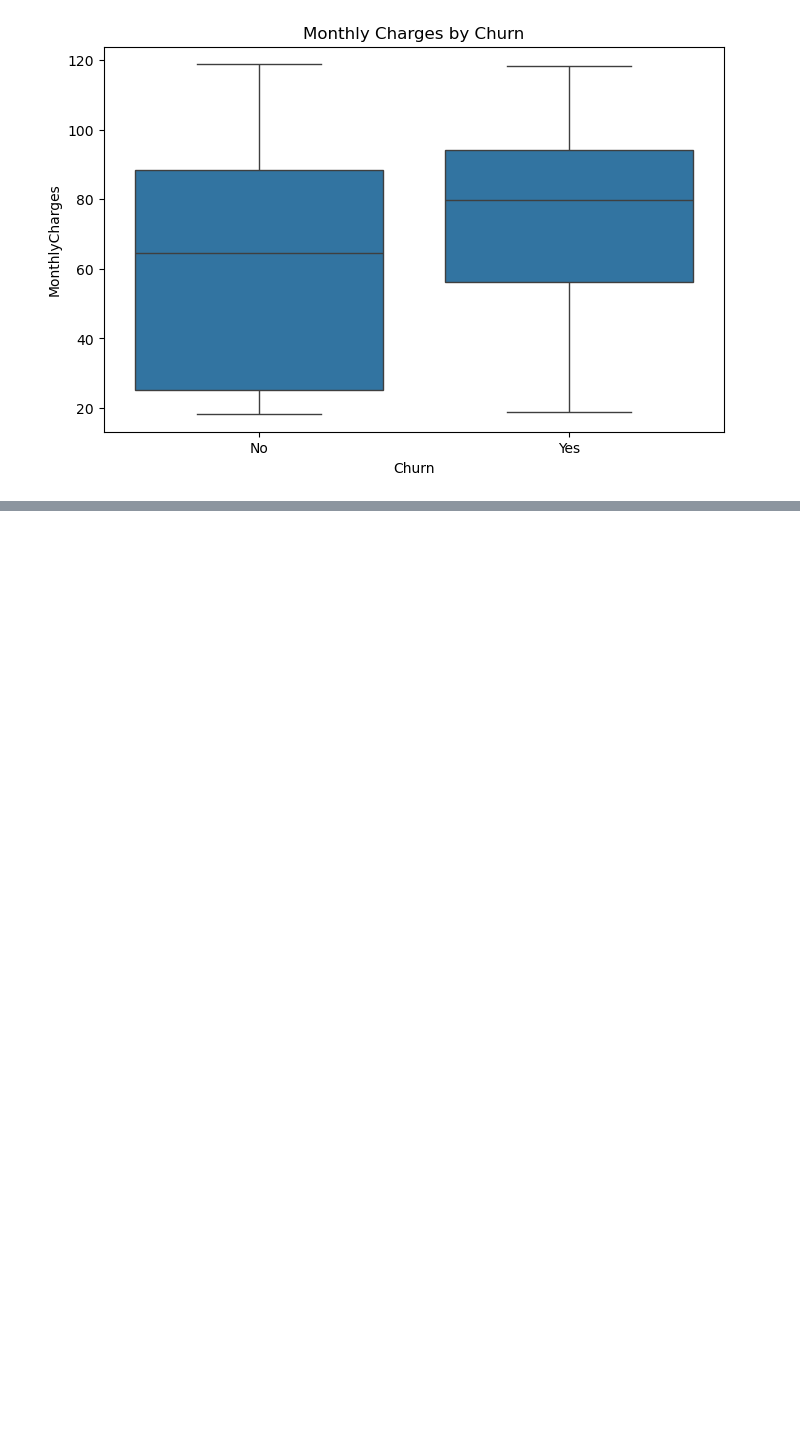
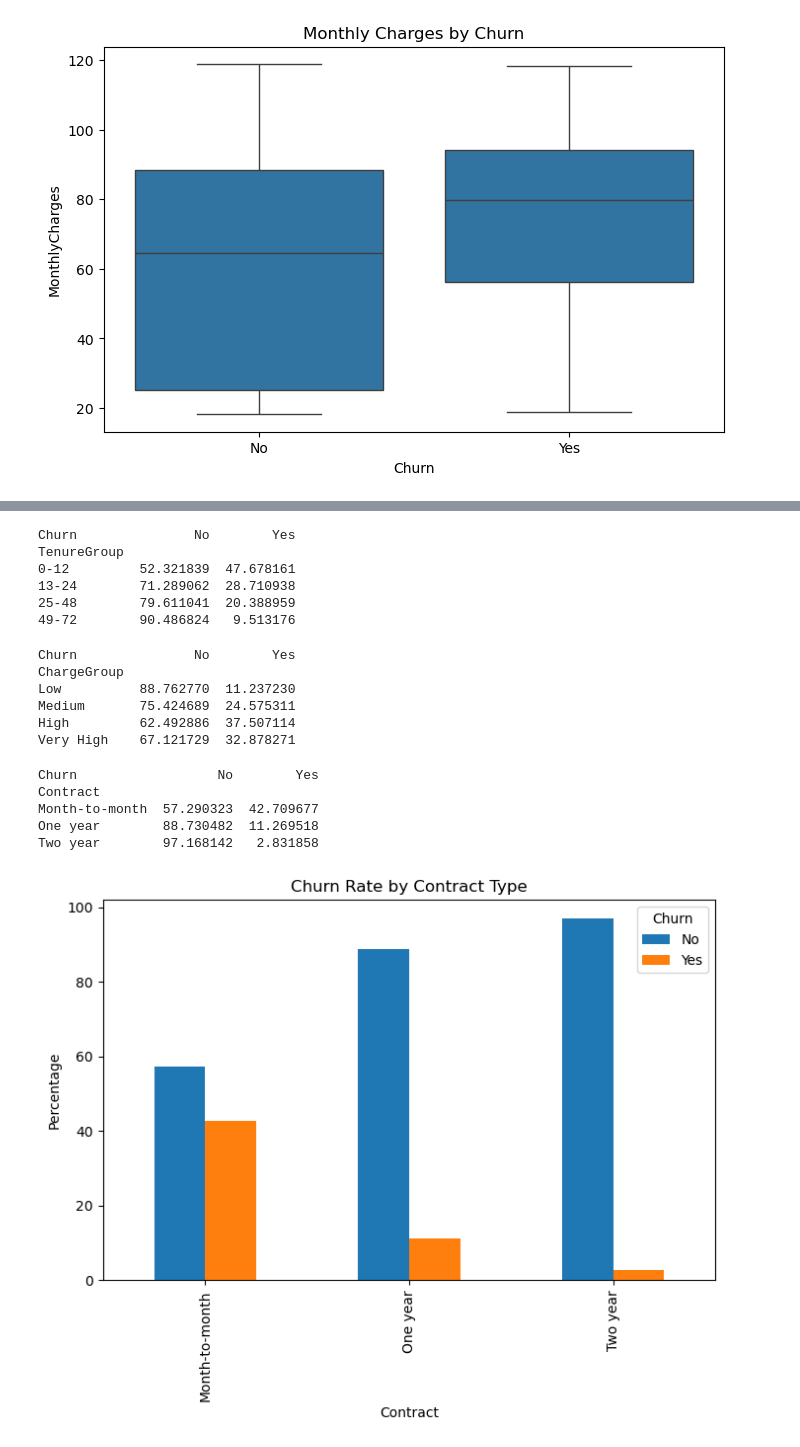
Before and after one commit to Manideep685/SKS-Project, a Jupyter notebook: notebook/cleaning.ipynb, the cells around one changed output, grey strips where cells are left out. Drawn from its saved outputs; the diff is of its cells as text; code cells hidden in the pictures; blank space fills up the shorter version.

```diff
--- a/notebook/cleaning.ipynb
+++ b/notebook/cleaning.ipynb
@@ -143,0 +146,63 @@ plt.show()
+# %%
+data["TenureGroup"] = pd.cut(
+    data["tenure"],
+    bins=[0,12,24,48,72],
+    labels=["0-12","13-24","25-48","49-72"]
+)
+# %%
+tenure_churn = pd.crosstab(
+    data["TenureGroup"],
+    data["Churn"],
+    normalize="index"
+) * 100
+
+print(tenure_churn)
+# %% [output]
+Churn               No        Yes
+TenureGroup
+0-12         52.321839  47.678161
+13-24        71.289062  28.710938
+25-48        79.611041  20.388959
+49-72        90.486824   9.513176
+# %%
+data["ChargeGroup"] = pd.qcut(
+    data["MonthlyCharges"],
+    q=4,
+    labels=["Low","Medium","High","Very High"]
+)
+# %%
+charge_churn = pd.crosstab(
+    data["ChargeGroup"],
+    data["Churn"],
+    normalize="index"
+) * 100
+
+print(charge_churn)
+# %% [output]
+Churn               No        Yes
+ChargeGroup
+Low          88.762770  11.237230
+Medium       75.424689  24.575311
+High         62.492886  37.507114
+Very High    67.121729  32.878271
+# %%
+contract_churn = pd.crosstab(
+    data["Contract"],
+    data["Churn"],
+    normalize="index"
+) * 100
+
+print(contract_churn)
+# %% [output]
+Churn                  No        Yes
+Contract
+Month-to-month  57.290323  42.709677
+One year        88.730482  11.269518
+Two year        97.168142   2.831858
+# %%
+contract_churn.plot(kind="bar", figsize=(8,5))
+plt.title("Churn Rate by Contract Type")
+plt.ylabel("Percentage")
+plt.show()
+# %% [output]
+[figure, added]
```
Also changed, not shown: parts of 1 cell of this notebook.
